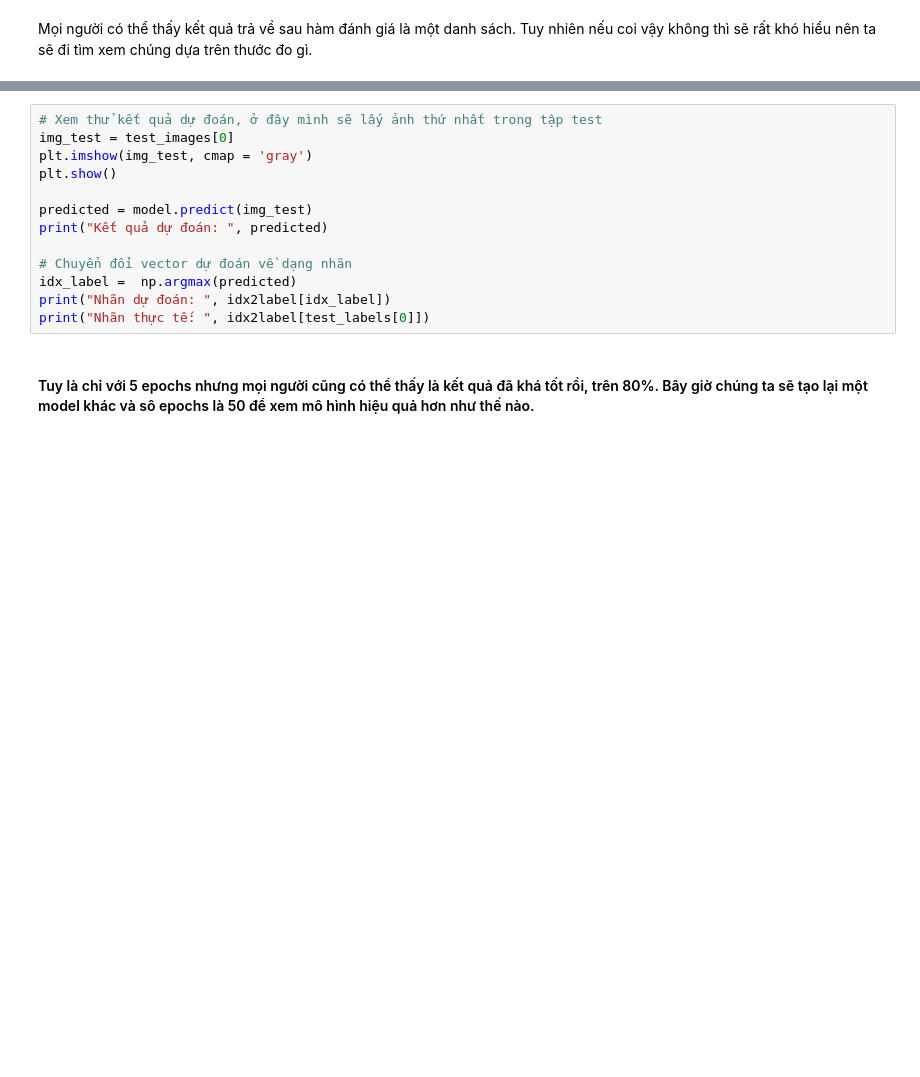
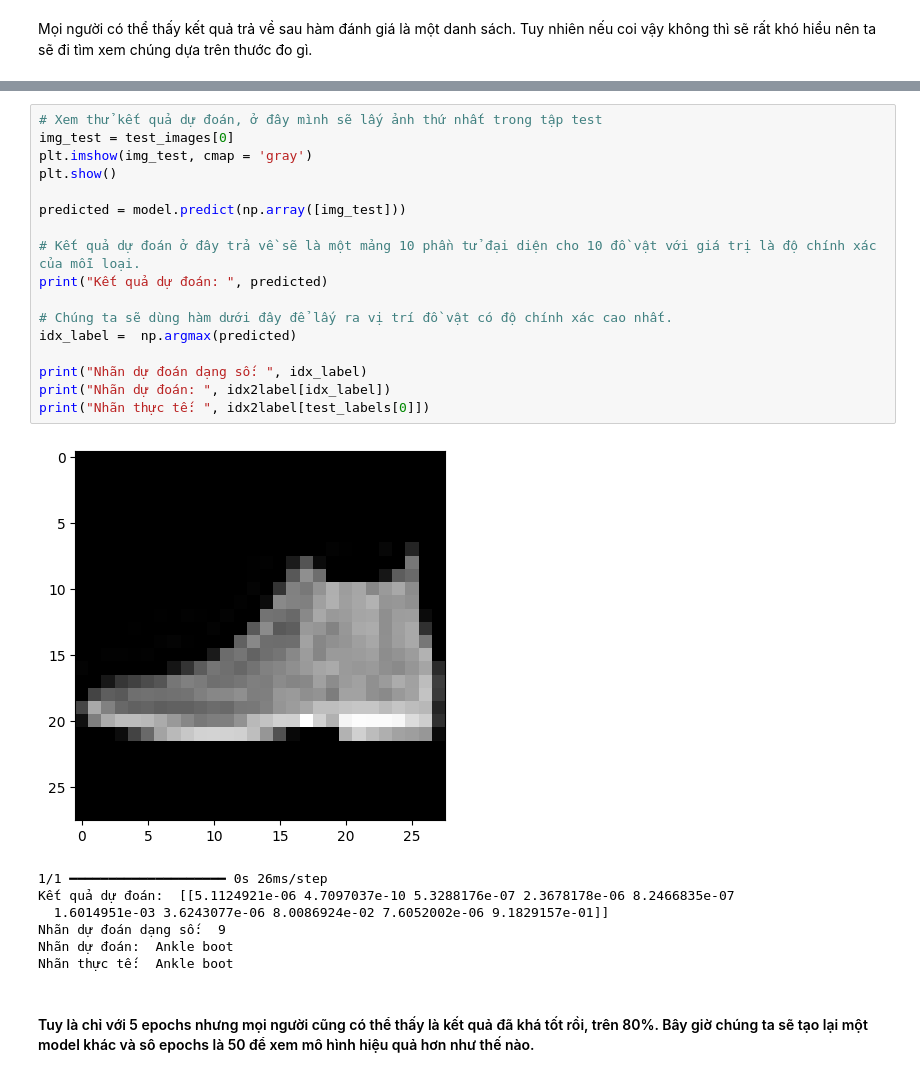
Before and after one commit to brianhuster/AI_and_Machine_Learning_for_Coders, a Jupyter notebook: Chapter2_Introduction_to_Computer_Vision.ipynb, the cells around one changed output, grey strips where cells are left out. Cells and saved outputs as stored; diff of their text form; blank space fills up the shorter version.

Commit message:
update: fix error when view predicted of image

```diff
--- a/Chapter2_Introduction_to_Computer_Vision.ipynb
+++ b/Chapter2_Introduction_to_Computer_Vision.ipynb
@@ -192,16 +192,28 @@ Kết quả đánh giá dựa trên compile_metrics: 0.8707000017166138
 # %%
 # Xem thử kết quả dự đoán, ở đây mình sẽ lấy ảnh thứ nhất trong tập test
 img_test = test_images[0]
 plt.imshow(img_test, cmap = 'gray')
 plt.show()
 
-predicted = model.predict(img_test)
+predicted = model.predict(np.array([img_test]))
+
+# Kết quả dự đoán ở đây trả về sẽ là một mảng 10 phần tử đại diện cho 10 đồ vật với giá trị là độ chính xác của mỗi loại.
 print("Kết quả dự đoán: ", predicted)
 
-# Chuyển đổi vector dự đoán về dạng nhãn
+# Chúng ta sẽ dùng hàm dưới đây để lấy ra vị trí đồ vật có độ chính xác cao nhất.
 idx_label =  np.argmax(predicted)
+
+print("Nhãn dự đoán dạng số: ", idx_label)
 print("Nhãn dự đoán: ", idx2label[idx_label])
 print("Nhãn thực tế: ", idx2label[test_labels[0]])
+# %% [output]
+[figure, added]
+1/1 ━━━━━━━━━━━━━━━━━━━━ 0s 26ms/step
+Kết quả dự đoán:  [[5.1124921e-06 4.7097037e-10 5.3288176e-07 2.3678178e-06 8.2466835e-07
+  1.6014951e-03 3.6243077e-06 8.0086924e-02 7.6052002e-06 9.1829157e-01]]
+Nhãn dự đoán dạng số:  9
+Nhãn dự đoán:  Ankle boot
+Nhãn thực tế:  Ankle boot
 # %% [markdown]
 #### Tuy là chỉ với 5 epochs nhưng mọi người cũng có thể thấy là kết quả đã khá tốt rồi, trên 80%. Bây giờ chúng ta sẽ tạo lại một model khác và sô epochs là 50 để xem mô hình hiệu quả hơn như thế nào.
 # %% [markdown]
```
Also changed, not shown: parts of 15 cells of this notebook.
